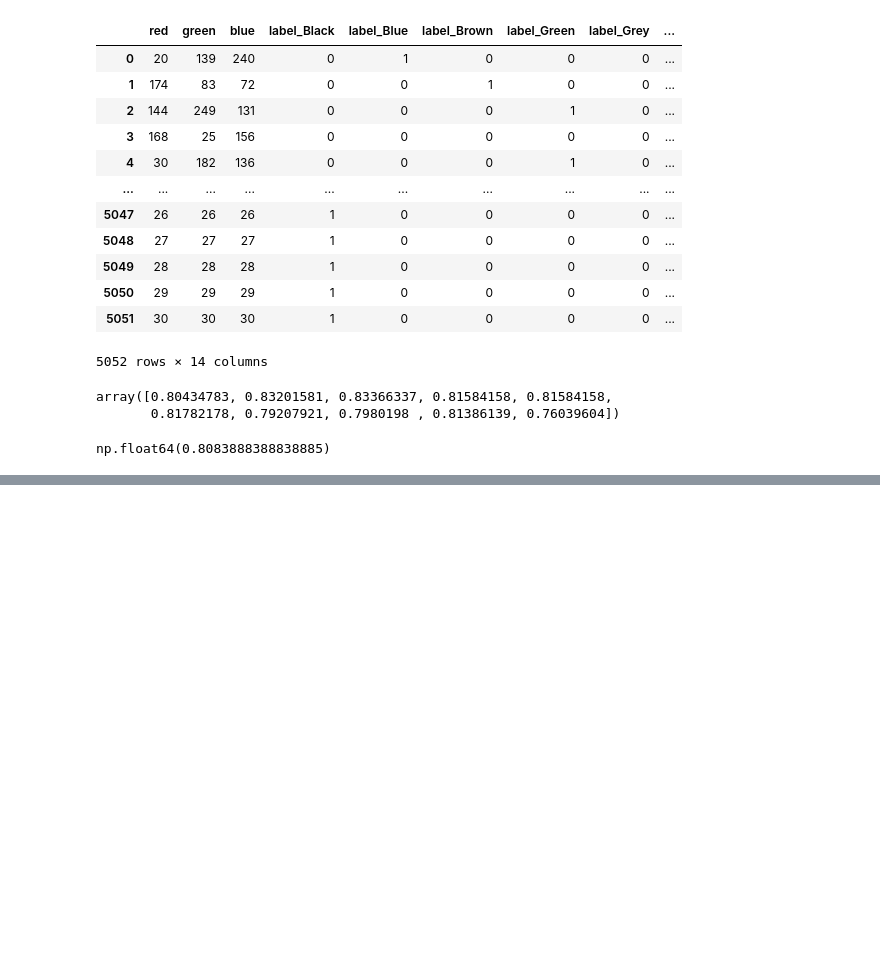
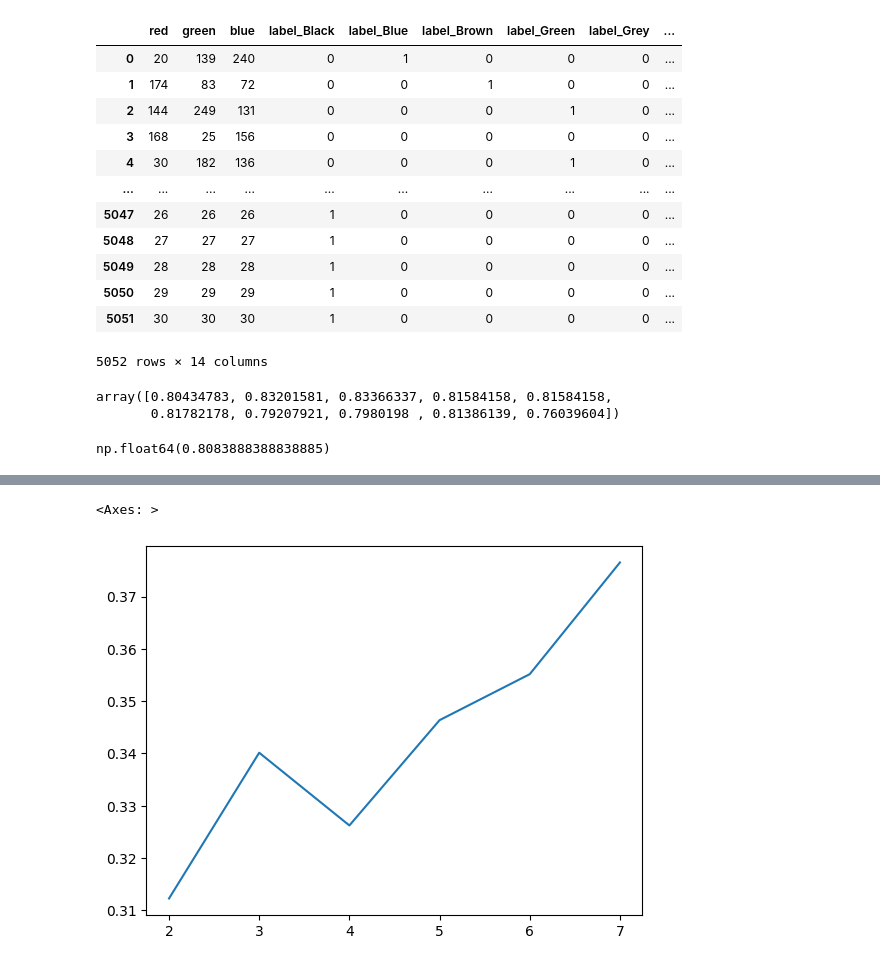
Before and after one commit to AMR856/AmrAlnas_alexeagles_phase1, a Jupyter notebook: machine_learning/color_classifier.ipynb, the cells around one changed output, grey strips where cells are left out. Drawn from its saved outputs; the diff is of its cells as text; code cells hidden in the pictures; blank space fills up the shorter version.

```diff
--- a/machine_learning/color_classifier.ipynb
+++ b/machine_learning/color_classifier.ipynb
@@ -152,0 +192,21 @@ np.int64(7)
+# %%
+K = range(2, 8)
+fits = []
+score = []
+
+
+for k in K:
+    # train the model for current value of k on training data
+    model = KMeans(n_clusters = k, random_state = 0, n_init='auto').fit(x_train_norm)
+
+    # append the model to fits
+    fits.append(model)
+
+    # Append the silhouette score to scores
+    score.append(silhouette_score(x_train_norm, model.labels_, metric='euclidean'))
+# %%
+### All of them are bad
+sns.lineplot(x = K, y = score)
+# %% [output]
+<Axes: >
+[figure, added]
```
Also changed, not shown: parts of 18 cells of this notebook, 1 other file.
